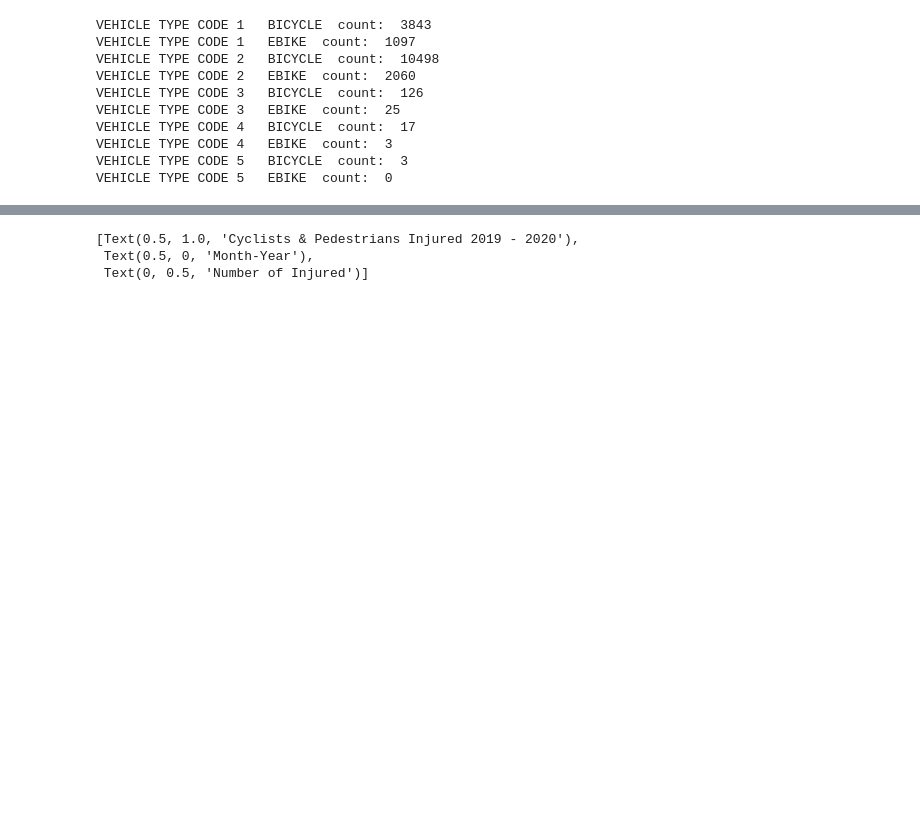
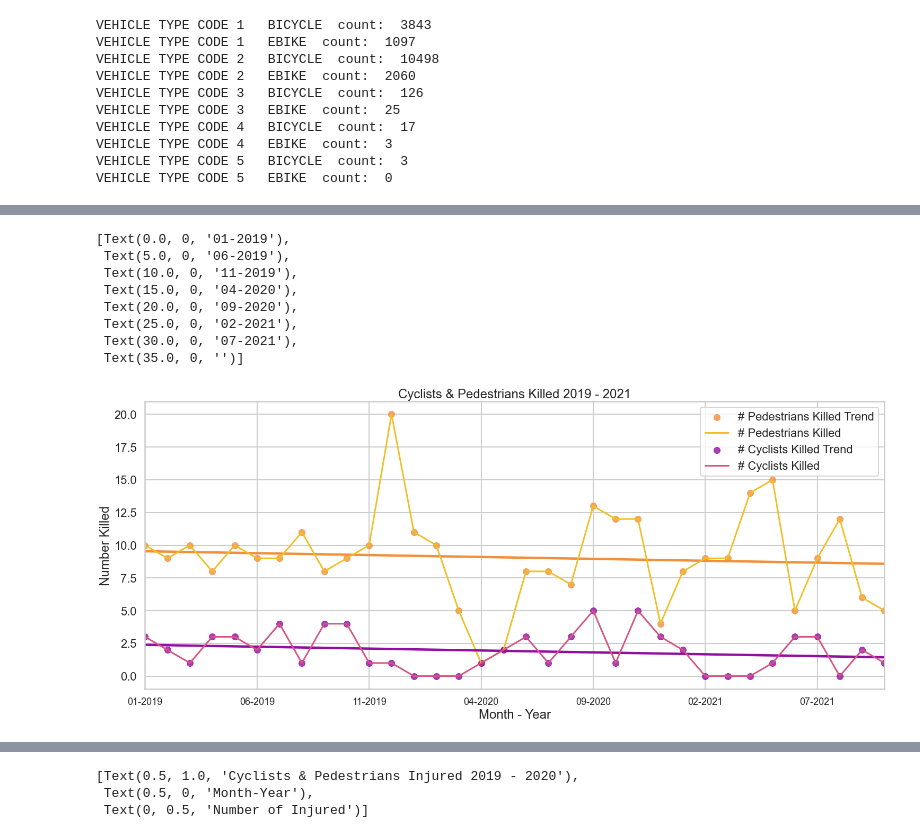
Before and after one commit to clyman23/spoke, a Jupyter notebook: notebooks/lizpysher/Crash_Data_2019_2020_2021.ipynb, the cells around one changed output, grey strips where cells are left out. Cells and saved outputs as stored; diff of their text form; code cells hidden in the pictures; blank space fills up the shorter version.

```diff
--- a/notebooks/lizpysher/Crash_Data_2019_2020_2021.ipynb
+++ b/notebooks/lizpysher/Crash_Data_2019_2020_2021.ipynb
@@ -165,3 +237,28 @@ year_2019_2020_injury
+# %%
+f, ax = plt.subplots()
+sns.set(rc={'figure.figsize':(25,10)})
+sns.set_style("whitegrid")
+sns.set_context("poster")
+# plot trend line for peds
+sns.regplot(data=year_month_2019_2020_2021_no_nov,x='MONTH_NUM',y='NUMBER OF PEDESTRIANS KILLED', ci=None,label='# Pedestrians Killed Trend',color="#F28F38",ax=ax)
+# plot year_month v injuries for peds
+sns.lineplot(data=year_month_2019_2020_2021_no_nov,x='MONTH_NUM',y='NUMBER OF PEDESTRIANS KILLED',label='# Pedestrians Killed',color='#F2BF27',linestyle="-",ax=ax)
+
+# plot trend line for cyclists
+sns.regplot(data=year_month_2019_2020_2021_no_nov,x='MONTH_NUM',y='NUMBER OF CYCLIST KILLED', ci=None,label='# Cyclists Killed Trend',color="#920FA2",ax=ax)
+# plot year_month v injuries for cyclists
+sns.lineplot(data=year_month_2019_2020_2021_no_nov,x='MONTH_NUM',y='NUMBER OF CYCLIST KILLED',label='# Cyclists Killed',color='#D95284',linestyle="-",ax=ax).set(title='Cyclists & Pedestrians Killed 2019 - 2021',xlabel = "Month - Year", ylabel = "Number Killed")
+ax.set_xticklabels([year_month_2019_2020_2021_no_nov['MONTH-YEAR'][i] for i in range(year_month_2019_2020_2021_no_nov.shape[0]) if (i % 5 == 0)],size=18)
+# %% [output]
+[Text(0.0, 0, '01-2019'),
+ Text(5.0, 0, '06-2019'),
+ Text(10.0, 0, '11-2019'),
+ Text(15.0, 0, '04-2020'),
+ Text(20.0, 0, '09-2020'),
+ Text(25.0, 0, '02-2021'),
+ Text(30.0, 0, '07-2021'),
+ Text(35.0, 0, '')]
+[figure, added]
 # %%
 # create column with year and month value
 crash_data['YEAR_MONTH'] = crash_data['CRASH DATE'].str[:7]
```
Also changed, not shown: parts of 18 cells of this notebook.
